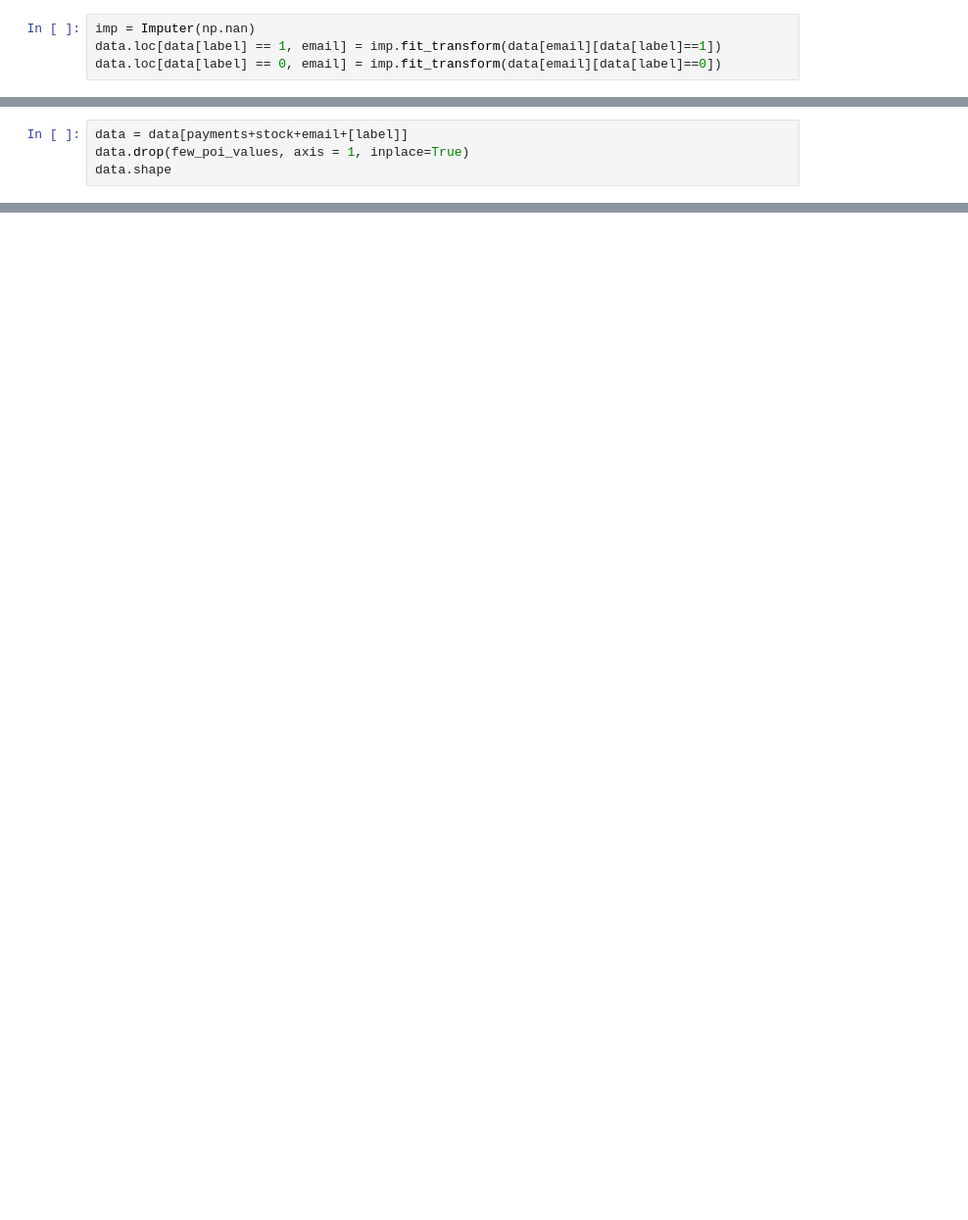
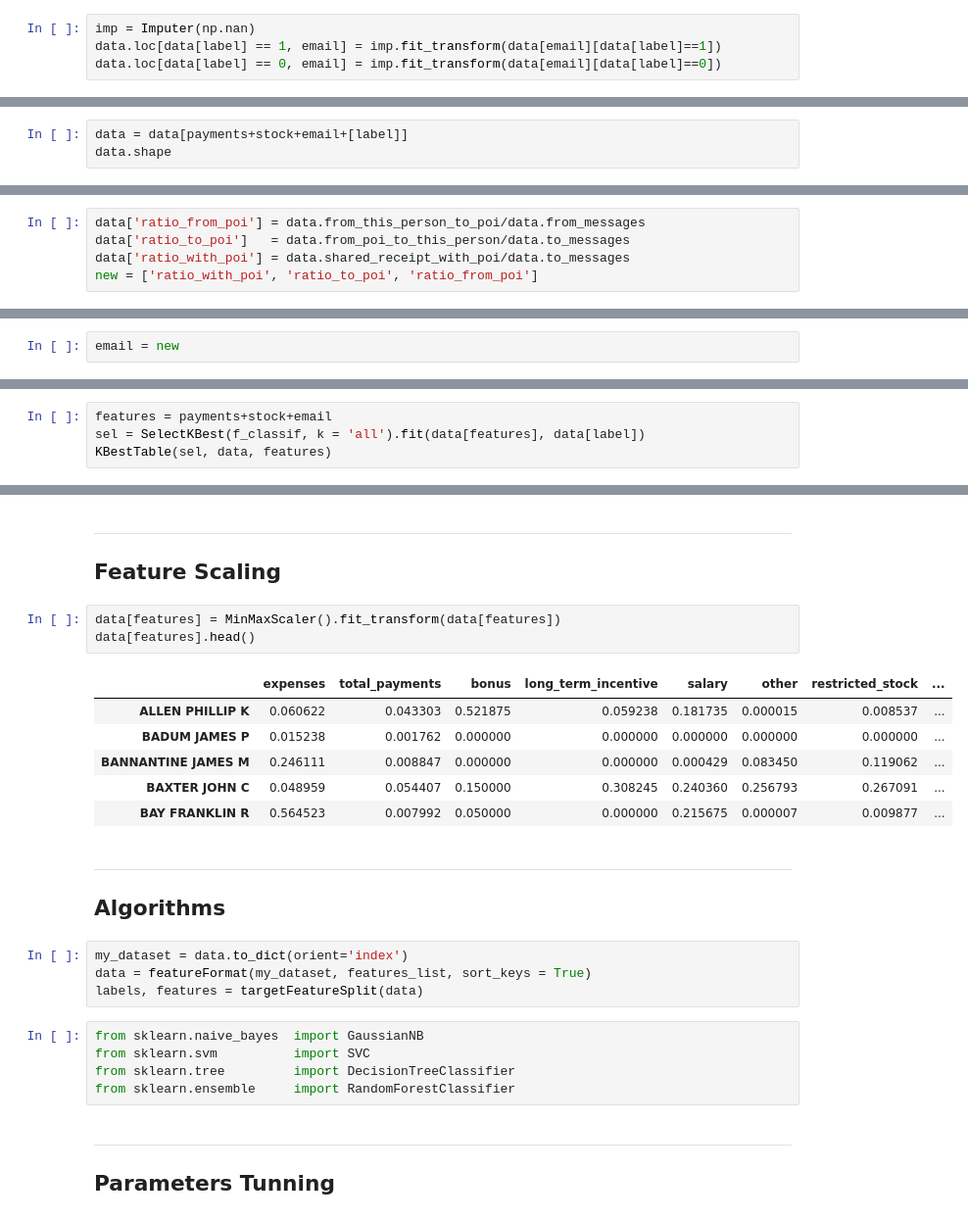
Before and after one commit to mwmachado/EronFraudIdentification, a Jupyter notebook: EronFraudIdentification.ipynb, the cells around one changed output, grey strips where cells are left out. Shown at 98% size. Drawn from its saved outputs; the diff is of its cells as text; blank space fills up the shorter version.

```diff
--- a/EronFraudIdentification.ipynb
+++ b/EronFraudIdentification.ipynb
@@ -89,4 +237,3 @@ data.loc[data[label] == 0, email] = imp.fit_transform(data[email][data[label]==0
 # %%
 data = data[payments+stock+email+[label]]
-data.drop(few_poi_values, axis = 1, inplace=True)
 data.shape
@@ -94,0 +296,5 @@ data.head()
+# %%
+data['ratio_from_poi'] = data.from_this_person_to_poi/data.from_messages
+data['ratio_to_poi']   = data.from_poi_to_this_person/data.to_messages
+data['ratio_with_poi'] = data.shared_receipt_with_poi/data.to_messages
+new = ['ratio_with_poi', 'ratio_to_poi', 'ratio_from_poi']
@@ -94,0 +315,2 @@ data.head()
+# %%
+email = new
@@ -94,0 +321,4 @@ data.head()
+# %%
+features = payments+stock+email
+sel = SelectKBest(f_classif, k = 'all').fit(data[features], data[label])
+KBestTable(sel, data, features)
@@ -94,0 +356,31 @@ data.head()
+# %% [markdown]
+---
+
+## Feature Scaling
+# %%
+data[features] = MinMaxScaler().fit_transform(data[features])
+data[features].head()
+# %% [output]
+|  | expenses | total_payments | bonus | long_term_incentive | salary | other | restricted_stock | ... |
+| ALLEN PHILLIP K | 0.060622 | 0.043303 | 0.521875 | 0.059238 | 0.181735 | 0.000015 | 0.008537 | ... |
+| BADUM JAMES P | 0.015238 | 0.001762 | 0.000000 | 0.000000 | 0.000000 | 0.000000 | 0.000000 | ... |
+| BANNANTINE JAMES M | 0.246111 | 0.008847 | 0.000000 | 0.000000 | 0.000429 | 0.083450 | 0.119062 | ... |
+| BAXTER JOHN C | 0.048959 | 0.054407 | 0.150000 | 0.308245 | 0.240360 | 0.256793 | 0.267091 | ... |
+| BAY FRANKLIN R | 0.564523 | 0.007992 | 0.050000 | 0.000000 | 0.215675 | 0.000007 | 0.009877 | ... |
+# %% [markdown]
+---
+
+## Algorithms
+# %%
+my_dataset = data.to_dict(orient='index')
+data = featureFormat(my_dataset, features_list, sort_keys = True)
+labels, features = targetFeatureSplit(data)
+# %%
+from sklearn.naive_bayes  import GaussianNB
+from sklearn.svm          import SVC
+from sklearn.tree         import DecisionTreeClassifier
+from sklearn.ensemble     import RandomForestClassifier
+# %% [markdown]
+---
+
+## Parameters Tunning
```
Also changed, not shown: parts of 55 cells of this notebook, 3 other files.
